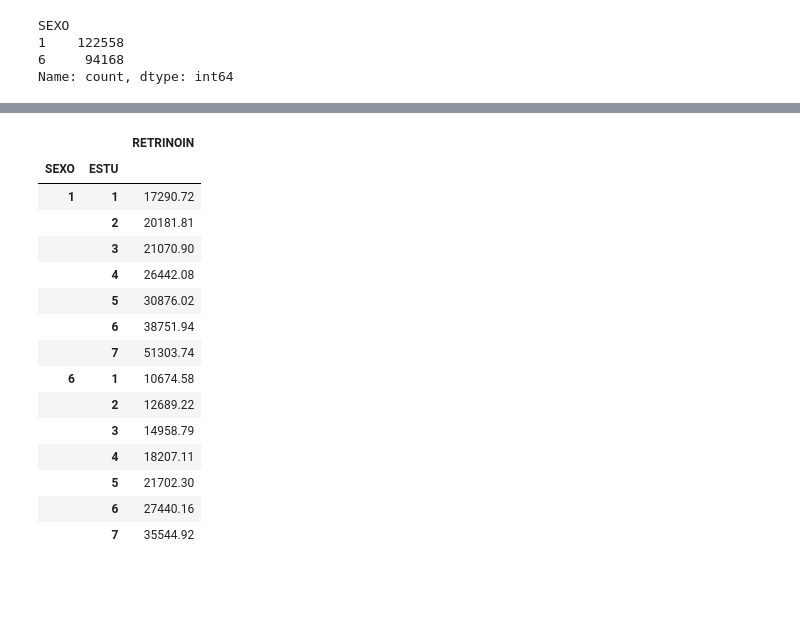
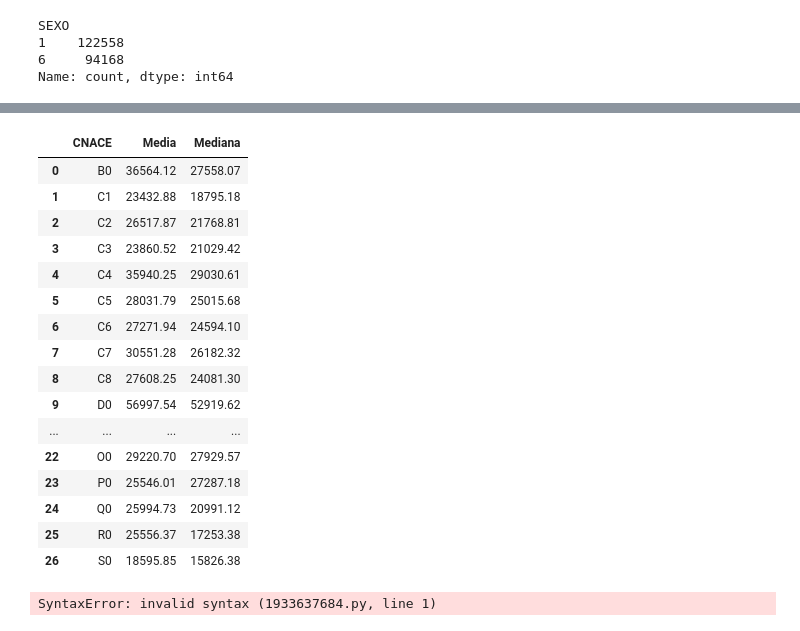
Before and after one commit to Gbau11/Empleo-Espa-a, a Jupyter notebook: code/empleo.ipynb, the cells around one changed output, grey strips where cells are left out. Drawn from its saved outputs; the diff is of its cells as text; code cells hidden in the pictures; blank space fills up the shorter version.

```diff
--- a/code/empleo.ipynb
+++ b/code/empleo.ipynb
@@ -120,19 +109,0 @@ sal.groupby('SEXO').agg({'RETRINOIN':'median'})
-# %%
-sal.groupby(['SEXO','ESTU']).agg({'RETRINOIN':'mean'})
-# %% [output]
-|  |  | RETRINOIN |
-| SEXO | ESTU |  |
-| 1 | 1 | 17290.72 |
-|  | 2 | 20181.81 |
-|  | 3 | 21070.90 |
-|  | 4 | 26442.08 |
-|  | 5 | 30876.02 |
-|  | 6 | 38751.94 |
-|  | 7 | 51303.74 |
-| 6 | 1 | 10674.58 |
-|  | 2 | 12689.22 |
-|  | 3 | 14958.79 |
-|  | 4 | 18207.11 |
-|  | 5 | 21702.30 |
-|  | 6 | 27440.16 |
-|  | 7 | 35544.92 |
@@ -138,0 +112,33 @@ sal.groupby(['SEXO','ESTU']).agg({'RETRINOIN':'mean'})
+# %%
+ddd = salarios.groupby('CNACE').agg({'RETRINOIN':'median'}).reset_index()
+# %%
+ccc.rename(columns={'RETRINOIN':'Media'}, inplace=True)
+# %%
+ddd.rename(columns={'RETRINOIN':'Mediana'}, inplace=True)
+# %%
+ddd = ddd.drop(columns='CNACE')
+# %%
+ccc = pd.concat((ccc, ddd),axis=1)
+ccc
+# %% [output]
+|  | CNACE | Media | Mediana |
+| 0 | B0 | 36564.12 | 27558.07 |
+| 1 | C1 | 23432.88 | 18795.18 |
+| 2 | C2 | 26517.87 | 21768.81 |
+| 3 | C3 | 23860.52 | 21029.42 |
+| 4 | C4 | 35940.25 | 29030.61 |
+| 5 | C5 | 28031.79 | 25015.68 |
+| 6 | C6 | 27271.94 | 24594.10 |
+| 7 | C7 | 30551.28 | 26182.32 |
+| 8 | C8 | 27608.25 | 24081.30 |
+| 9 | D0 | 56997.54 | 52919.62 |
+| ... | ... | ... | ... |
+| 22 | O0 | 29220.70 | 27929.57 |
+| 23 | P0 | 25546.01 | 27287.18 |
+| 24 | Q0 | 25994.73 | 20991.12 |
+| 25 | R0 | 25556.37 | 17253.38 |
+| 26 | S0 | 18595.85 | 15826.38 |
+# %%
+.
+# %% [output]
+SyntaxError: invalid syntax (1933637684.py, line 1)
```
Also changed, not shown: parts of 43 cells of this notebook, 37 other files.
